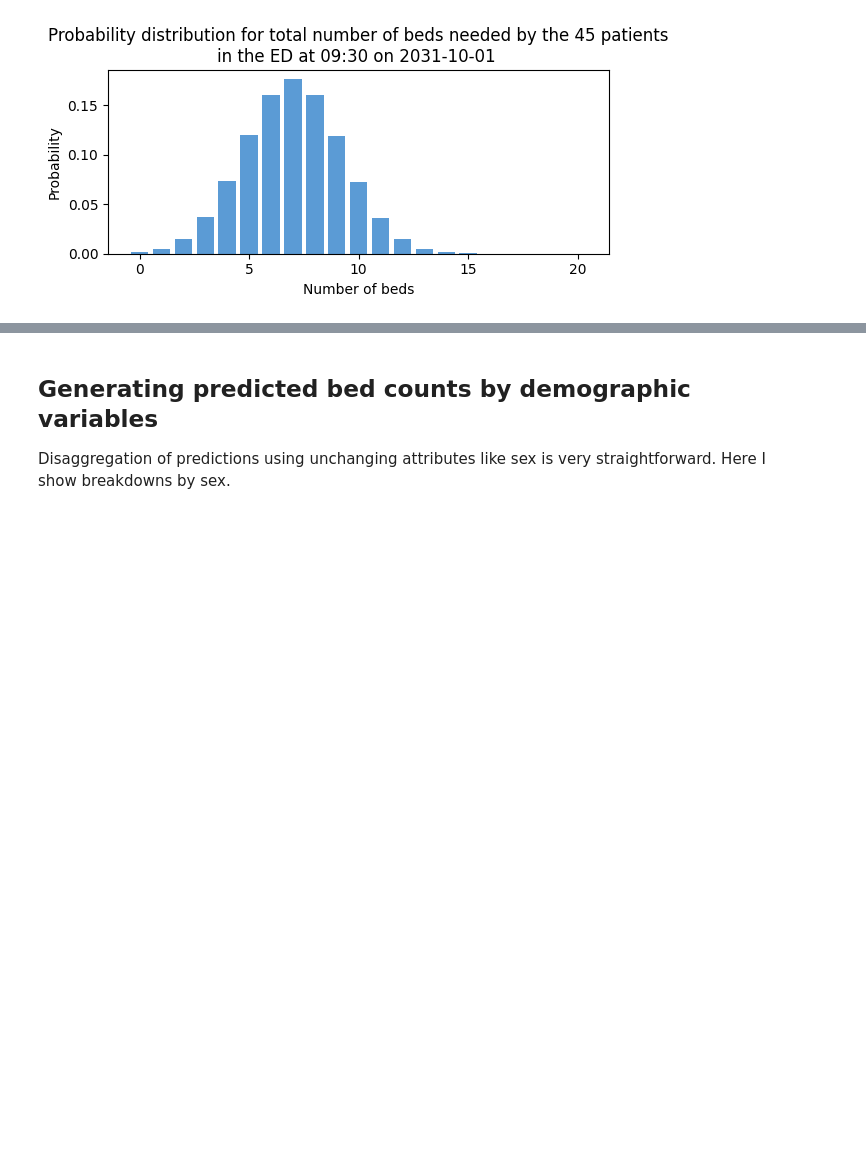
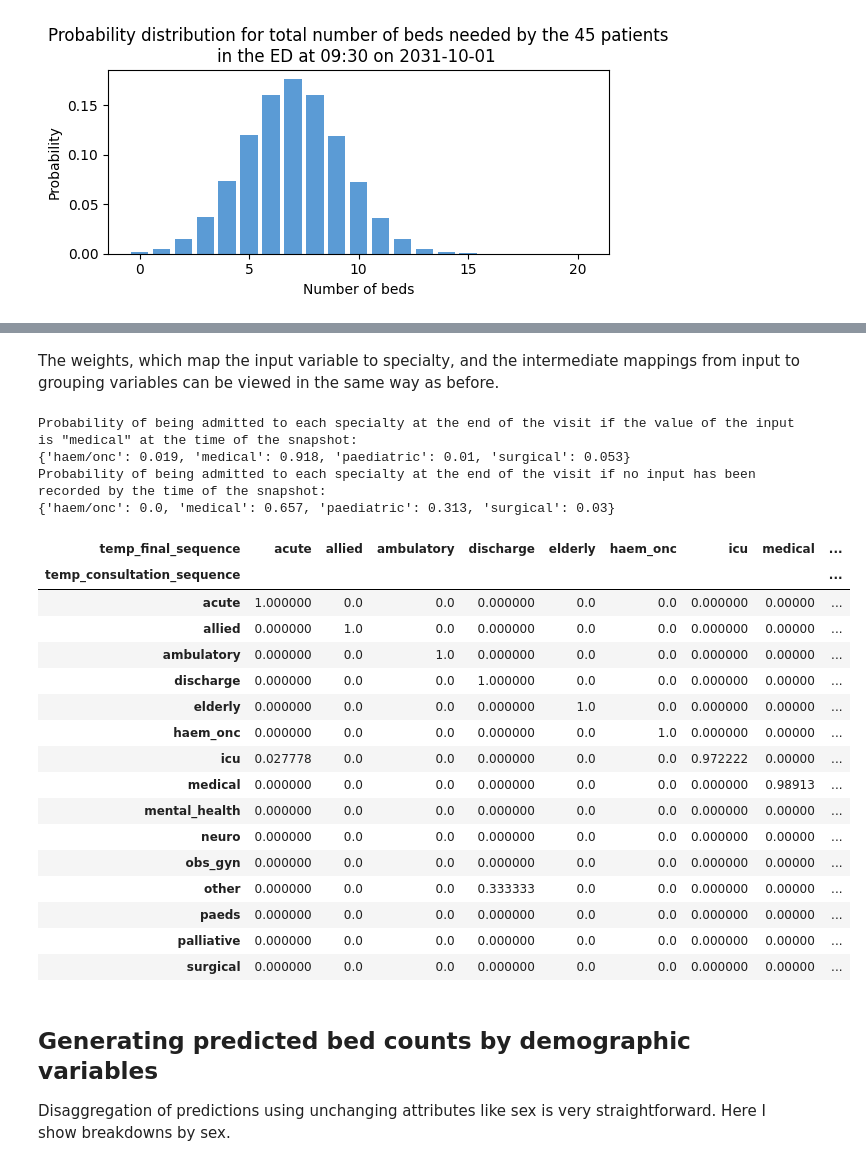
Before and after one commit to UCL-CORU/patientflow, a Jupyter notebook: notebooks/3d_Predict_bed_counts_for_subgroups.ipynb, the cells around one changed output, grey strips where cells are left out. Drawn from its saved outputs; the diff is of its cells as text; code cells hidden in the pictures; blank space fills up the shorter version.

Commit message:
add single input predictor to notebook

```diff
--- a/notebooks/3d_Predict_bed_counts_for_subgroups.ipynb
+++ b/notebooks/3d_Predict_bed_counts_for_subgroups.ipynb
@@ -503,3 +374,40 @@ prob_dist_plot(prob_dist_dict[first_group_snapshot_key]['agg_predicted'], title,
+# %% [markdown]
+The weights, which map the input variable to specialty, and the intermediate mappings from input to grouping variables can be viewed in the same way as before.
+# %%
+print(
+    f'Probability of being admitted to each specialty at the end of the visit if the value of the input is "medical" at the time of the snapshot:\n'
+    f'{dict((k, round(v, 3)) for k, v in spec_model.weights['medical'].items())}'
+)
+
+print(
+    f'Probability of being admitted to each specialty at the end of the visit if no input has been recorded by the time of the snapshot:\n'
+    f'{dict((k, round(v, 3)) for k, v in spec_model.weights[None].items())}'
+)
+# %% [output]
+Probability of being admitted to each specialty at the end of the visit if the value of the input is "medical" at the time of the snapshot:
+{'haem/onc': 0.019, 'medical': 0.918, 'paediatric': 0.01, 'surgical': 0.053}
+Probability of being admitted to each specialty at the end of the visit if no input has been recorded by the time of the snapshot:
+{'haem/onc': 0.0, 'medical': 0.657, 'paediatric': 0.313, 'surgical': 0.03}
+# %%
+spec_model.input_to_grouping_probs
+# %% [output]
+| temp_final_sequence | acute | allied | ambulatory | discharge | elderly | haem_onc | icu | medical | ... |
+| temp_consultation_sequence |  |  |  |  |  |  |  |  | ... |
+| acute | 1.000000 | 0.0 | 0.0 | 0.000000 | 0.0 | 0.0 | 0.000000 | 0.00000 | ... |
+| allied | 0.000000 | 1.0 | 0.0 | 0.000000 | 0.0 | 0.0 | 0.000000 | 0.00000 | ... |
+| ambulatory | 0.000000 | 0.0 | 1.0 | 0.000000 | 0.0 | 0.0 | 0.000000 | 0.00000 | ... |
+| discharge | 0.000000 | 0.0 | 0.0 | 1.000000 | 0.0 | 0.0 | 0.000000 | 0.00000 | ... |
+| elderly | 0.000000 | 0.0 | 0.0 | 0.000000 | 1.0 | 0.0 | 0.000000 | 0.00000 | ... |
+| haem_onc | 0.000000 | 0.0 | 0.0 | 0.000000 | 0.0 | 1.0 | 0.000000 | 0.00000 | ... |
+| icu | 0.027778 | 0.0 | 0.0 | 0.000000 | 0.0 | 0.0 | 0.972222 | 0.00000 | ... |
+| medical | 0.000000 | 0.0 | 0.0 | 0.000000 | 0.0 | 0.0 | 0.000000 | 0.98913 | ... |
+| mental_health | 0.000000 | 0.0 | 0.0 | 0.000000 | 0.0 | 0.0 | 0.000000 | 0.00000 | ... |
+| neuro | 0.000000 | 0.0 | 0.0 | 0.000000 | 0.0 | 0.0 | 0.000000 | 0.00000 | ... |
+| obs_gyn | 0.000000 | 0.0 | 0.0 | 0.000000 | 0.0 | 0.0 | 0.000000 | 0.00000 | ... |
+| other | 0.000000 | 0.0 | 0.0 | 0.333333 | 0.0 | 0.0 | 0.000000 | 0.00000 | ... |
+| paeds | 0.000000 | 0.0 | 0.0 | 0.000000 | 0.0 | 0.0 | 0.000000 | 0.00000 | ... |
+| palliative | 0.000000 | 0.0 | 0.0 | 0.000000 | 0.0 | 0.0 | 0.000000 | 0.00000 | ... |
+| surgical | 0.000000 | 0.0 | 0.0 | 0.000000 | 0.0 | 0.0 | 0.000000 | 0.00000 | ... |
 # %% [markdown]
 ## Generating predicted bed counts by demographic variables
 
```
Also changed, not shown: parts of 14 cells of this notebook, 1 other file.
